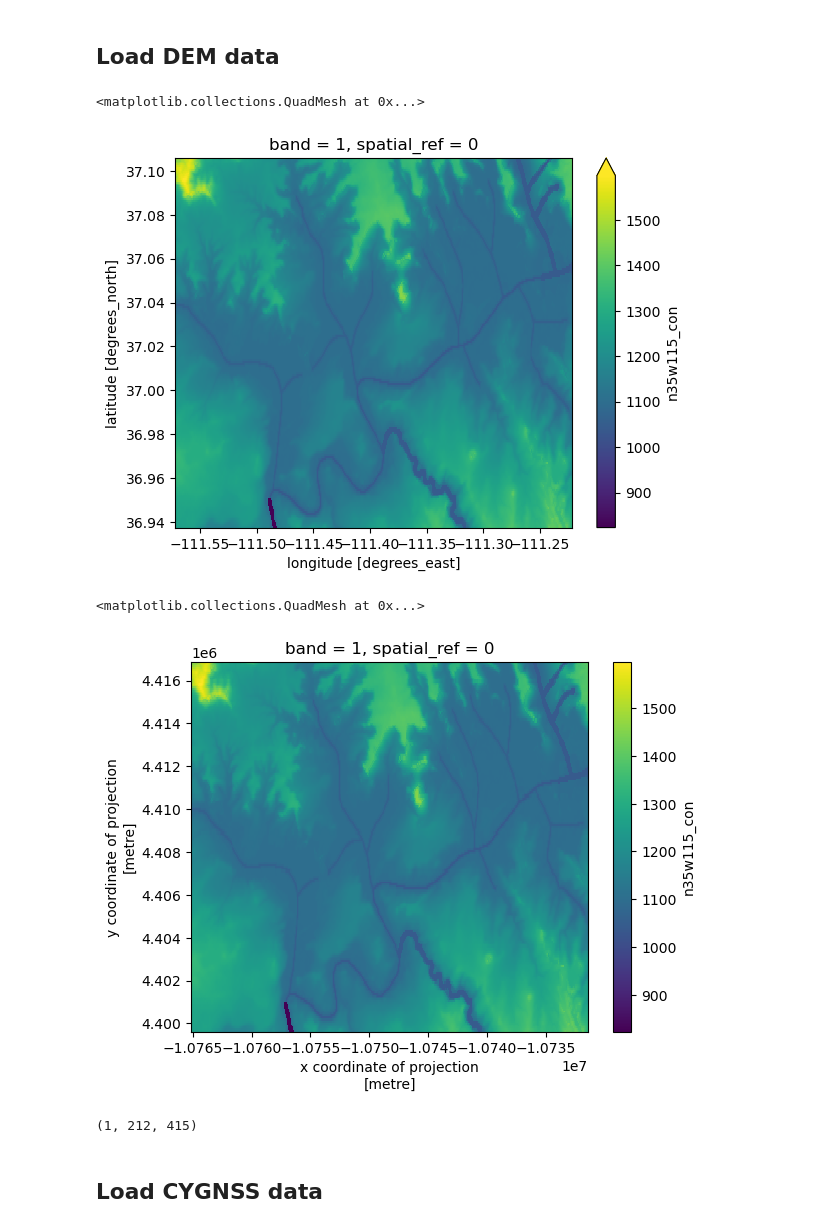
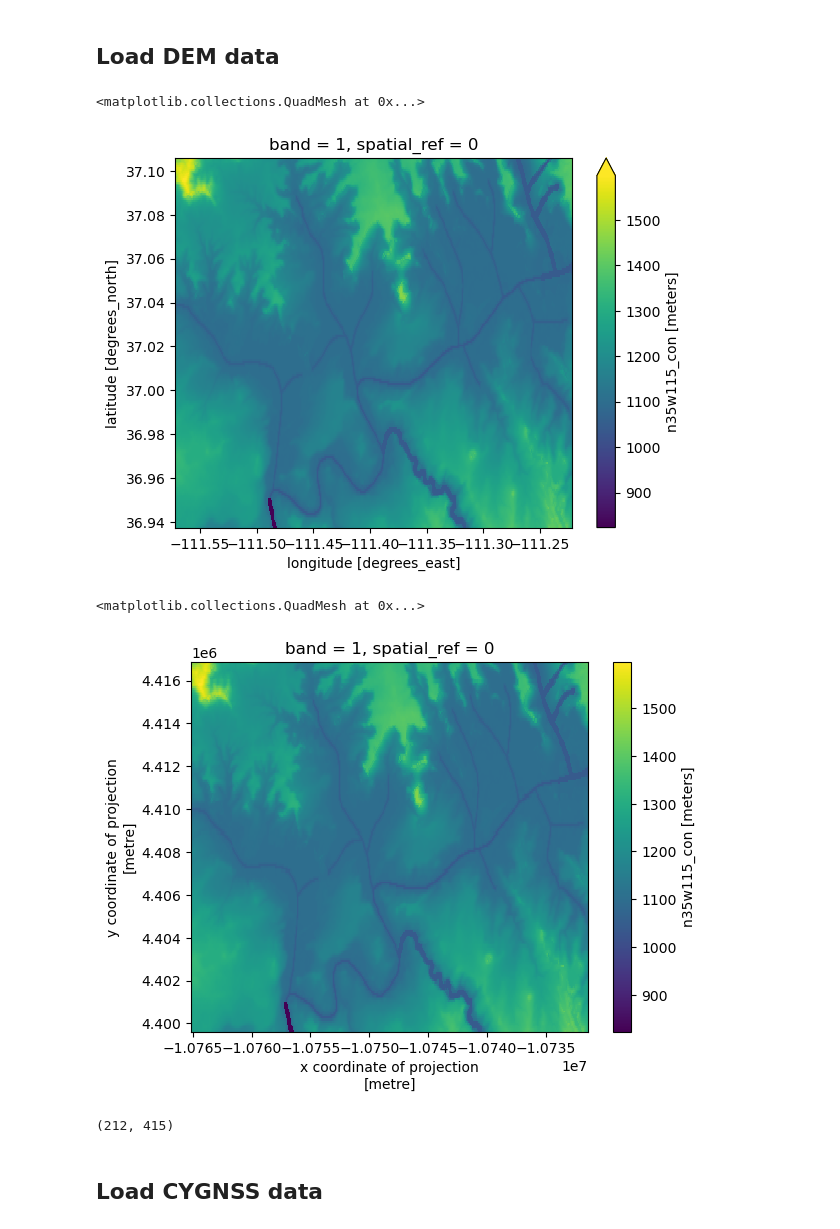
Before and after one commit to ascheliga/CYGNSS-GRACE, a Jupyter notebook: notebooks/scratchwork_hydroSHEDS.ipynb, the cells around one changed output. Saved outputs shown, nothing was run; the diff lists cells and outputs as text; code cells hidden in the pictures.

```diff
--- a/notebooks/scratchwork_hydroSHEDS.ipynb
+++ b/notebooks/scratchwork_hydroSHEDS.ipynb
@@ -30,20 +31,24 @@ dem_filename = 'n30w120_con.tif'
 # %%
-DEM = codebase.load_data.load_DEM_subset_as_rxrDA(subset_bbox,dem_filepath,dem_filename)
-DEM_masked = DEM.where(DEM < 30000) # Lake Mead has 6 outlier pixels
+## Data Processing
+
+# Adding metadata
+DEM = DEM.assign_attrs(name = 'Elevation',units='meters',comments = 'referenced to WGS84 EGM96 geoid')
+DEM = DEM.rename('Elevation') # name is necessary to merge into a dataset
+DEM_masked = DEM.where(DEM != 32767).squeeze() # fill value = 32767
 DEM_masked.plot(cbar_kwargs={'extend':'max'})
 # %% [output]
 <matplotlib.collections.QuadMesh at 0x...>
-[figure, old version]
+[figure, new version]
 # %%
 DEM_reproj = codebase.area_calcs.project_DA_from_crs_code(DEM_masked,reproj_crs_code)
 DEM_reproj.plot()
 # %% [output]
 <matplotlib.collections.QuadMesh at 0x...>
-[figure, old version]
+[figure, new version]
 # %%
 DEM_reproj.shape
 # %% [output]
-(1, 212, 415)
+(212, 415)
 # %% [markdown]
 ## Load CYGNSS data
 # %%
```
Also changed, not shown: parts of 4 cells of this notebook.
